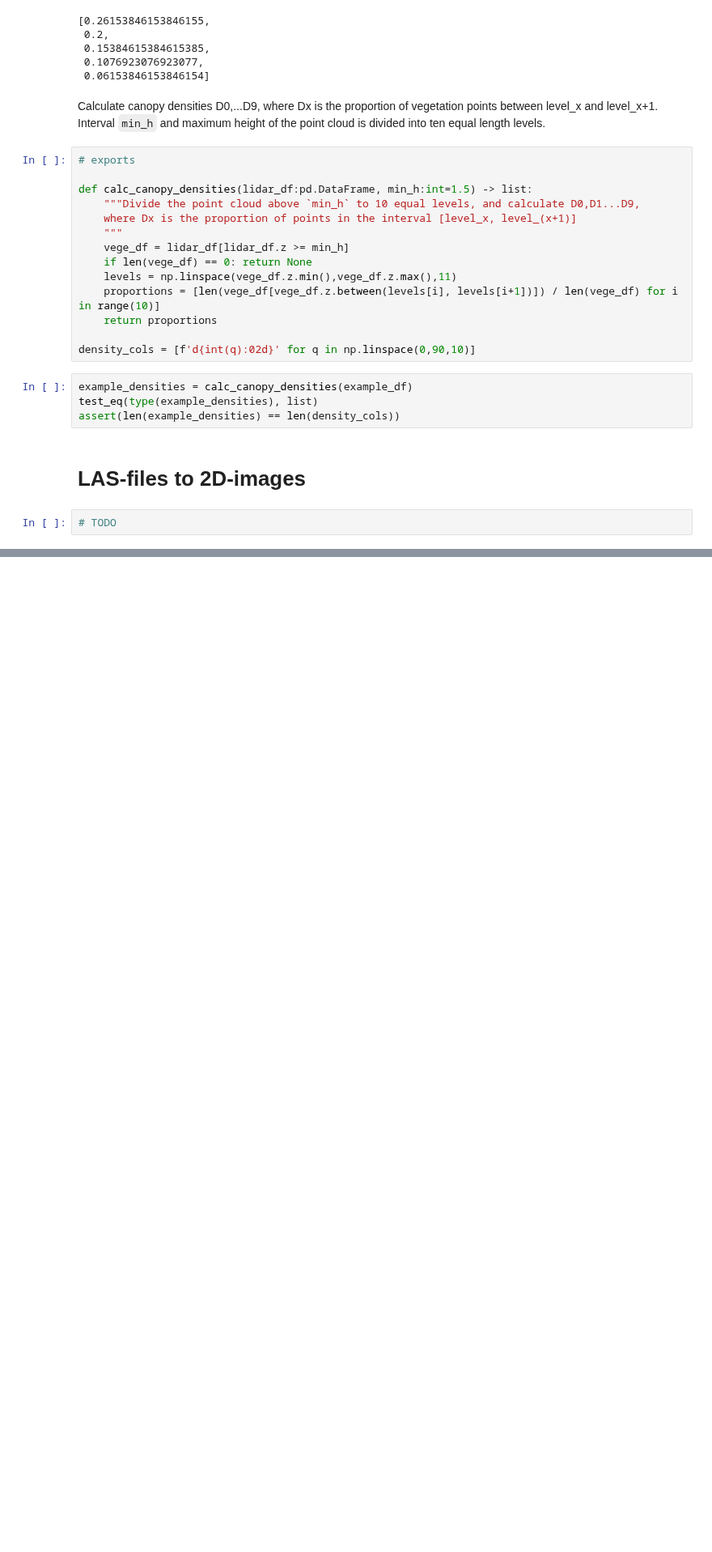
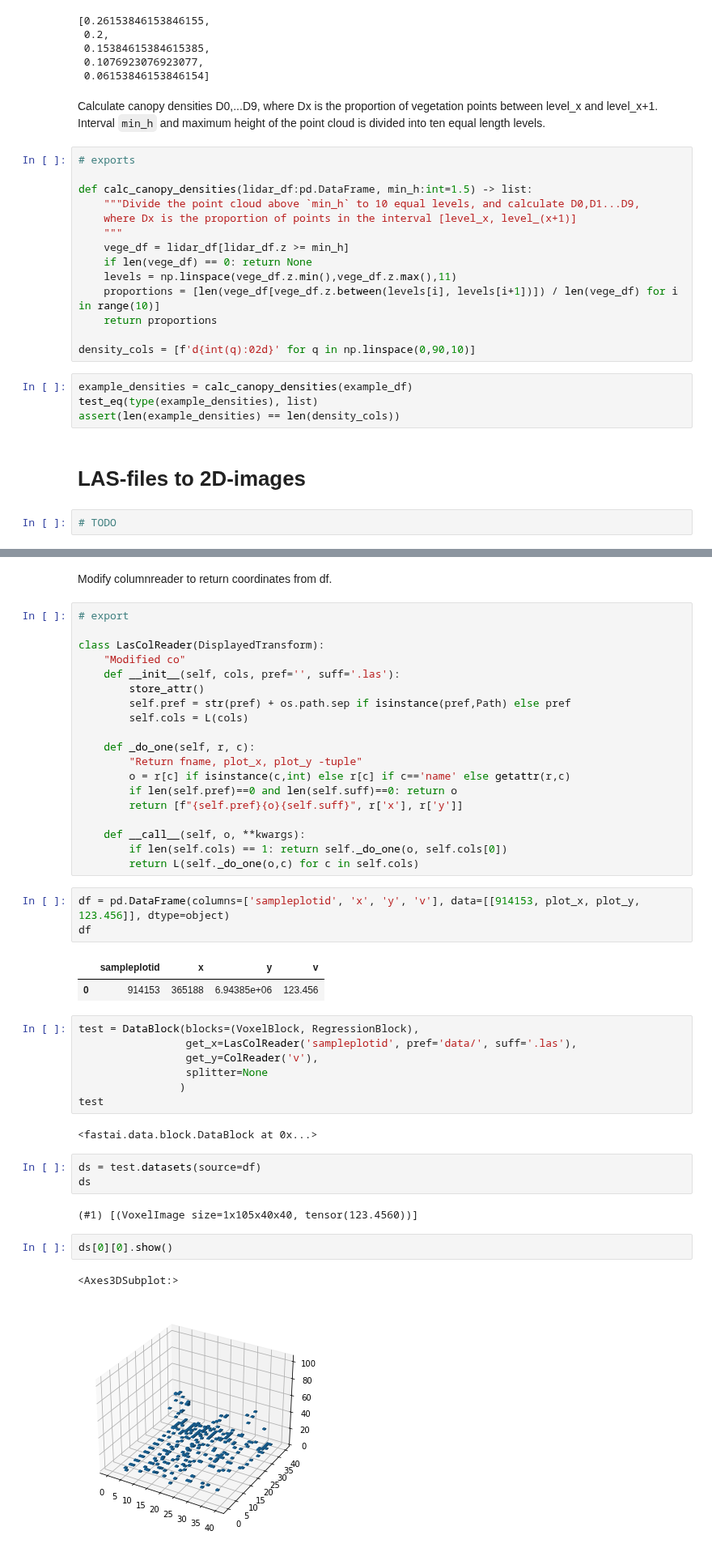
Before and after one commit to mayrajeo/enveco, a Jupyter notebook: nbs/01_las.ipynb, the cells around one changed output, grey strips where cells are left out. Shown at 81% size. Drawn from its saved outputs; the diff is of its cells as text; blank space fills up the shorter version.

Commit message:
add VoxelDataLoaders and stuff

```diff
--- a/nbs/01_las.ipynb
+++ b/nbs/01_las.ipynb
@@ -375,0 +425,46 @@ plt.show()
+# %% [markdown]
+Modify columnreader to return coordinates from df.
+# %%
+# export
+
+class LasColReader(DisplayedTransform):
+    "Modified co"
+    def __init__(self, cols, pref='', suff='.las'):
+        store_attr()
+        self.pref = str(pref) + os.path.sep if isinstance(pref,Path) else pref
+        self.cols = L(cols)
+
+    def _do_one(self, r, c):
+        "Return fname, plot_x, plot_y -tuple"
+        o = r[c] if isinstance(c,int) else r[c] if c=='name' else getattr(r,c)
+        if len(self.pref)==0 and len(self.suff)==0: return o
+        return [f"{self.pref}{o}{self.suff}", r['x'], r['y']]
+
+    def __call__(self, o, **kwargs):
+        if len(self.cols) == 1: return self._do_one(o, self.cols[0])
+        return L(self._do_one(o,c) for c in self.cols)
+# %%
+df = pd.DataFrame(columns=['sampleplotid', 'x', 'y', 'v'], data=[[914153, plot_x, plot_y, 123.456]], dtype=object)
+df
+# %% [output]
+|  | sampleplotid | x | y | v |
+| 0 | 914153 | 365188 | 6.94385e+06 | 123.456 |
+# %%
+test = DataBlock(blocks=(VoxelBlock, RegressionBlock),
+                 get_x=LasColReader('sampleplotid', pref='data/', suff='.las'),
+                 get_y=ColReader('v'),
+                 splitter=None
+                )
+test
+# %% [output]
+<fastai.data.block.DataBlock at 0x...>
+# %%
+ds = test.datasets(source=df)
+ds
+# %% [output]
+(#1) [(VoxelImage size=1x105x40x40, tensor(123.4560))]
+# %%
+ds[0][0].show()
+# %% [output]
+<Axes3DSubplot:>
+[figure, added]
```
Also changed, not shown: parts of 32 cells of this notebook, 12 other files.
